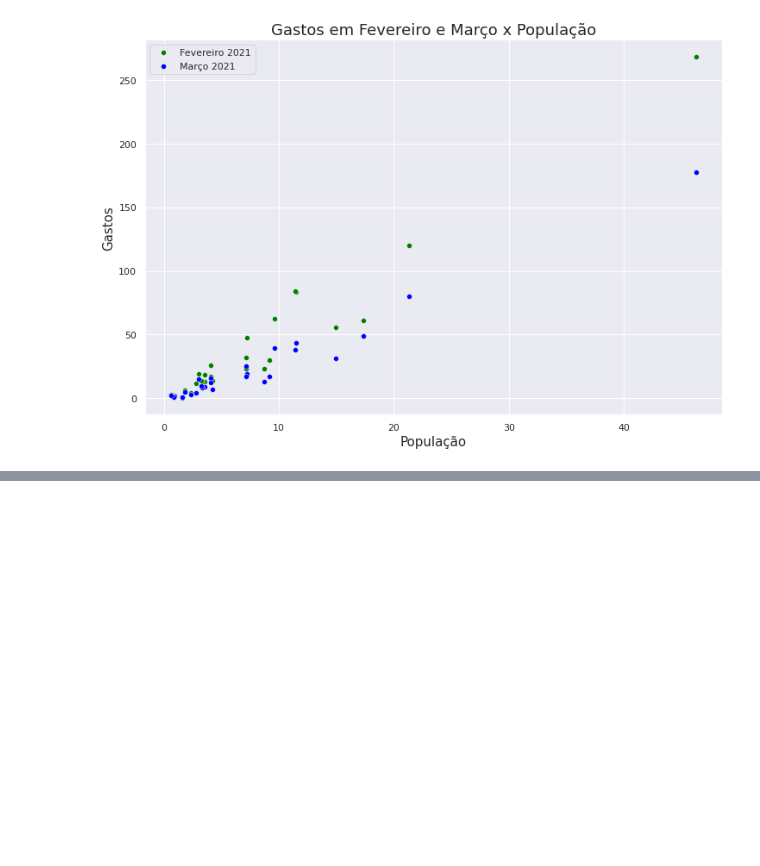
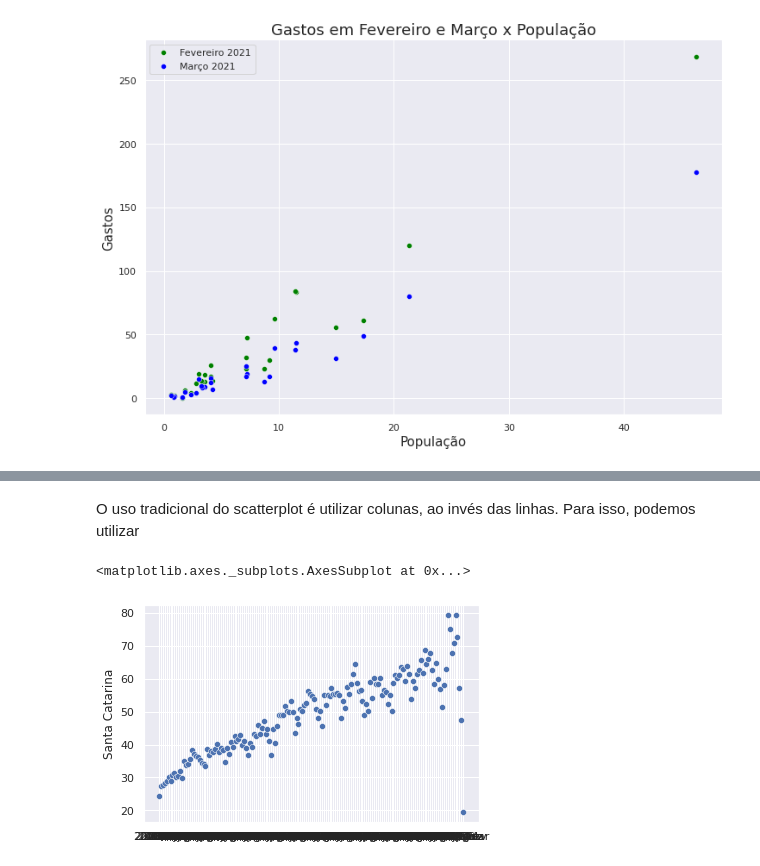
Before and after one commit to gustavolq/Bootcamp-DataScience-Alura, a Jupyter notebook: Modulo_02/Aulas/Tratamento_Exploracao_Visualizacao_Dados.ipynb, the cells around one changed output, grey strips where cells are left out. Drawn from its saved outputs; the diff is of its cells as text; code cells hidden in the pictures; blank space fills up the shorter version.

```diff
--- a/Modulo_02/Aulas/Tratamento_Exploracao_Visualizacao_Dados.ipynb
+++ b/Modulo_02/Aulas/Tratamento_Exploracao_Visualizacao_Dados.ipynb
@@ -775,0 +793,7 @@ plt.show()
+# %% [markdown]
+O uso tradicional do scatterplot é utilizar colunas, ao invés das linhas. Para isso, podemos utilizar
+# %%
+sns.scatterplot(x = ordenado_por_total_sem_regiao.columns, y = ordenado_por_total_sem_regiao.loc['Santa Catarina'])
+# %% [output]
+<matplotlib.axes._subplots.AxesSubplot at 0x...>
+[figure, added]
```
Also changed, not shown: parts of 28 cells of this notebook.
